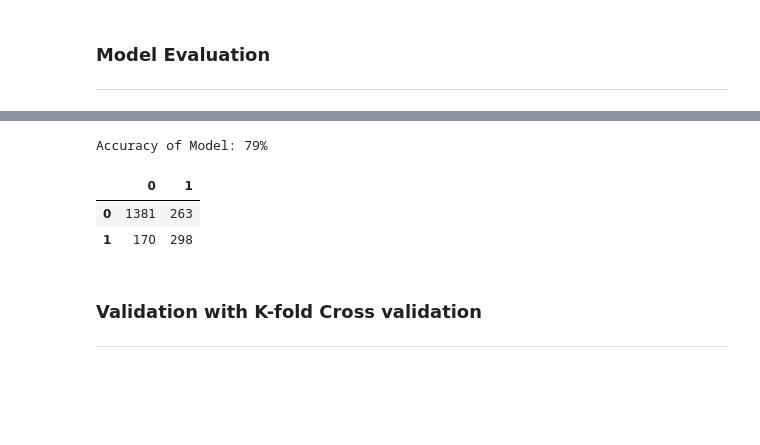
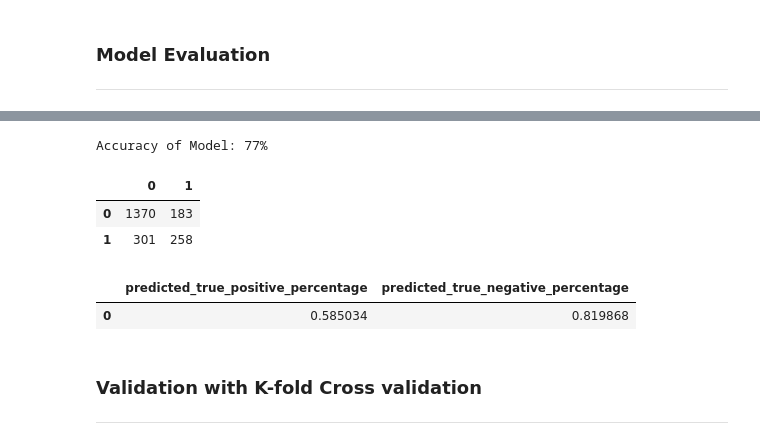
Before and after one commit to KarenRugerioA/TC3007C_AI, a Jupyter notebook: implementation/fragments/models/mlp/mlp.ipynb, the cells around one changed output, grey strips where cells are left out. Drawn from its saved outputs; the diff is of its cells as text; code cells hidden in the pictures; blank space fills up the shorter version.

Commit message:
mlp matrix added

```diff
--- a/implementation/fragments/models/mlp/mlp.ipynb
+++ b/implementation/fragments/models/mlp/mlp.ipynb
@@ -108,21 +108,34 @@ def accuracy(confusion_matrix):
    return diagonal_sum / sum_of_all_elements
 # %%
 #Evaluataion of the predictions against the actual observations in y_val
-cm = confusion_matrix(y_pred, y_test)
+cm = confusion_matrix(y_test, y_pred)
 
 #Printing the accuracy
 acc = round(accuracy(cm),2)
 percentage = "{:.0%}".format(acc)
 print(f"Accuracy of Model: {percentage}")
 # %% [output]
-Accuracy of Model: 79%
+Accuracy of Model: 77%
 # %%
 # Confussion Matrix
-pd.DataFrame(cm)
+confussion_matrix = pd.DataFrame(cm)
+dump(confussion_matrix, f"../../joblibs/WA_Fn-UseC_-Telco-Customer-Churn/model/mlp/confusion_matrix.joblib")
+confussion_matrix
 # %% [output]
 |  | 0 | 1 |
-| 0 | 1381 | 263 |
-| 1 | 170 | 298 |
+| 0 | 1370 | 183 |
+| 1 | 301 | 258 |
+# %%
+predicted_true_positive_percentage = cm[1,1] / (cm[1,1] + cm[0,1])
+predicted_true_negative_percentage = cm[0,0] / (cm[0,0] + cm[1,0])
+# Saving the general aspects in a df
+d = {'predicted_true_positive_percentage': [predicted_true_positive_percentage], 'predicted_true_negative_percentage': [predicted_true_negative_percentage]}
+true_predicted_percentage = pd.DataFrame(data=d)
+dump(true_predicted_percentage, f"../../joblibs/WA_Fn-UseC_-Telco-Customer-Churn/model/mlp/true_predicted_percentage.joblib")
+true_predicted_percentage
+# %% [output]
+|  | predicted_true_positive_percentage | predicted_true_negative_percentage |
+| 0 | 0.585034 | 0.819868 |
 # %% [markdown]
 ### **Validation with K-fold Cross validation**
 ****
```
Also changed, not shown: parts of 3 cells of this notebook, 1 other file.
